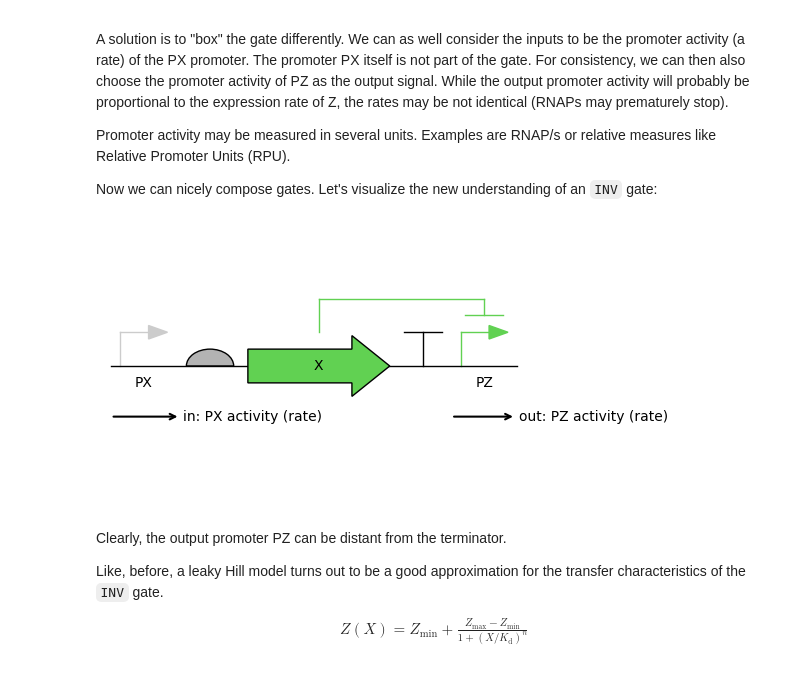
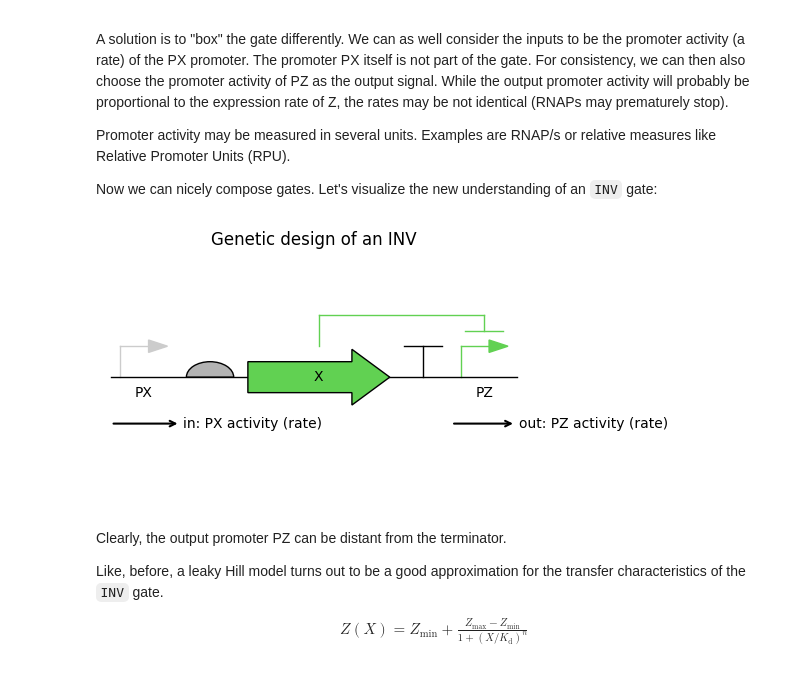
Before and after one commit to BioDisCo/computational_bioengineering, a Jupyter notebook: gates/notes.ipynb, the cells around one changed output. Cells and saved outputs as stored; diff of their text form; code cells hidden in the pictures.

```diff
--- a/gates/notes.ipynb
+++ b/gates/notes.ipynb
@@ -286,34 +286,35 @@ start_pos, end_pos = dr.renderDNA(
     parts=design,
     regs=regulations,
     part_renderers=renderers,
     reg_renderers= dr.std_reg_renderers(),
 )
 
 ax.annotate(
     'in: PX activity (rate)',
     xy=(0, -15),
     xytext=(30, -15),
     arrowprops=dict(arrowstyle="<-", color='black', lw=1.5),
     fontsize=10,
     ha='center',
     va='center'
 )
 ax.annotate(
     'out: PZ activity (rate)',
     xy=(72, -15),
     xytext=(102, -15),
     arrowprops=dict(arrowstyle="<-", color='black', lw=1.5),
     fontsize=10,
     ha='center',
     va='center'
 )
 
 ax.set_xlim([start_pos - 1, end_pos + 1])
 ax.set_ylim([-40, 40])
 ax.set_axis_off()
+plt.title("Genetic design of an INV")
 plt.tight_layout()
 # %% [output]
-[figure, old version]
+[figure, new version]
 # %% [markdown]
 Clearly, the output promoter PZ can be distant from the terminator.
 
```
Also changed, not shown: parts of 4 cells of this notebook, 5 other files.
